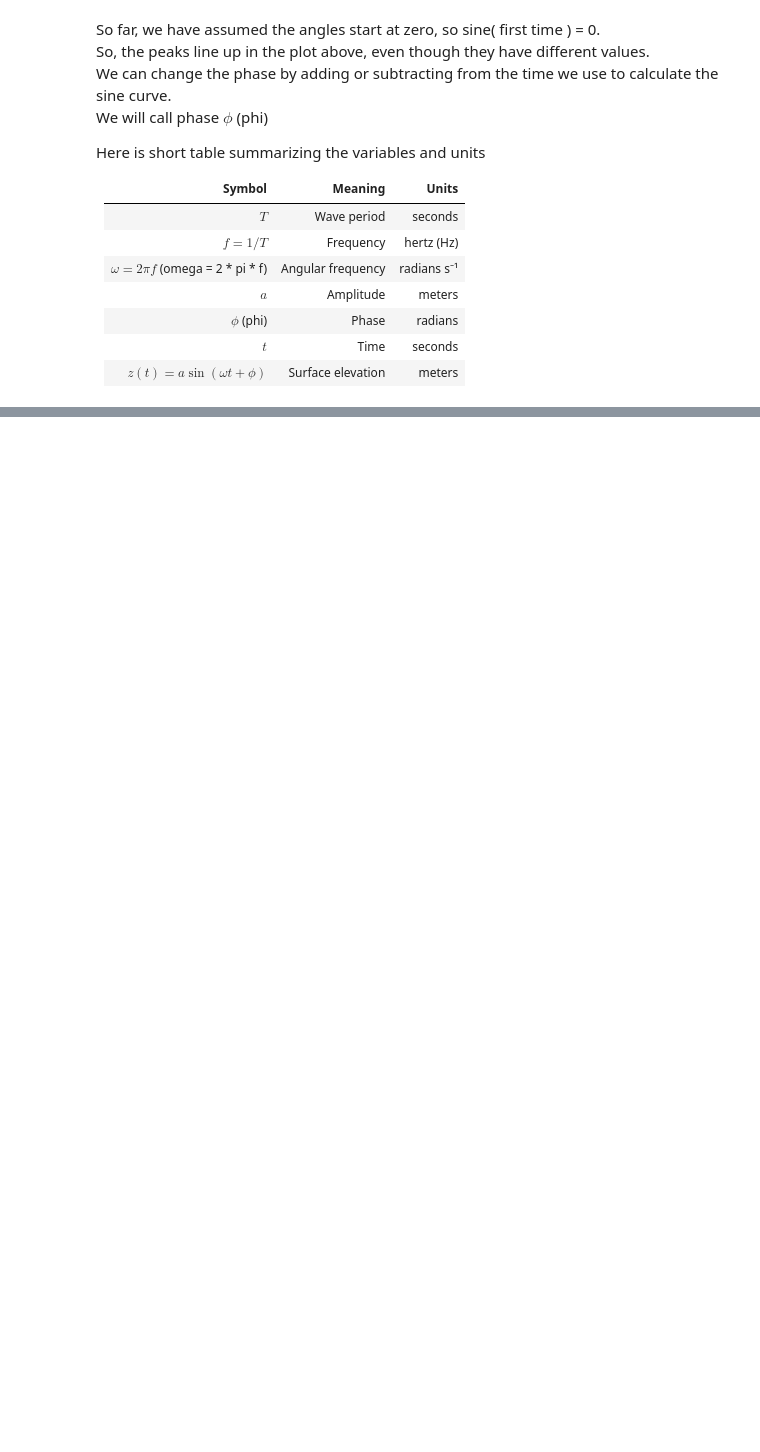
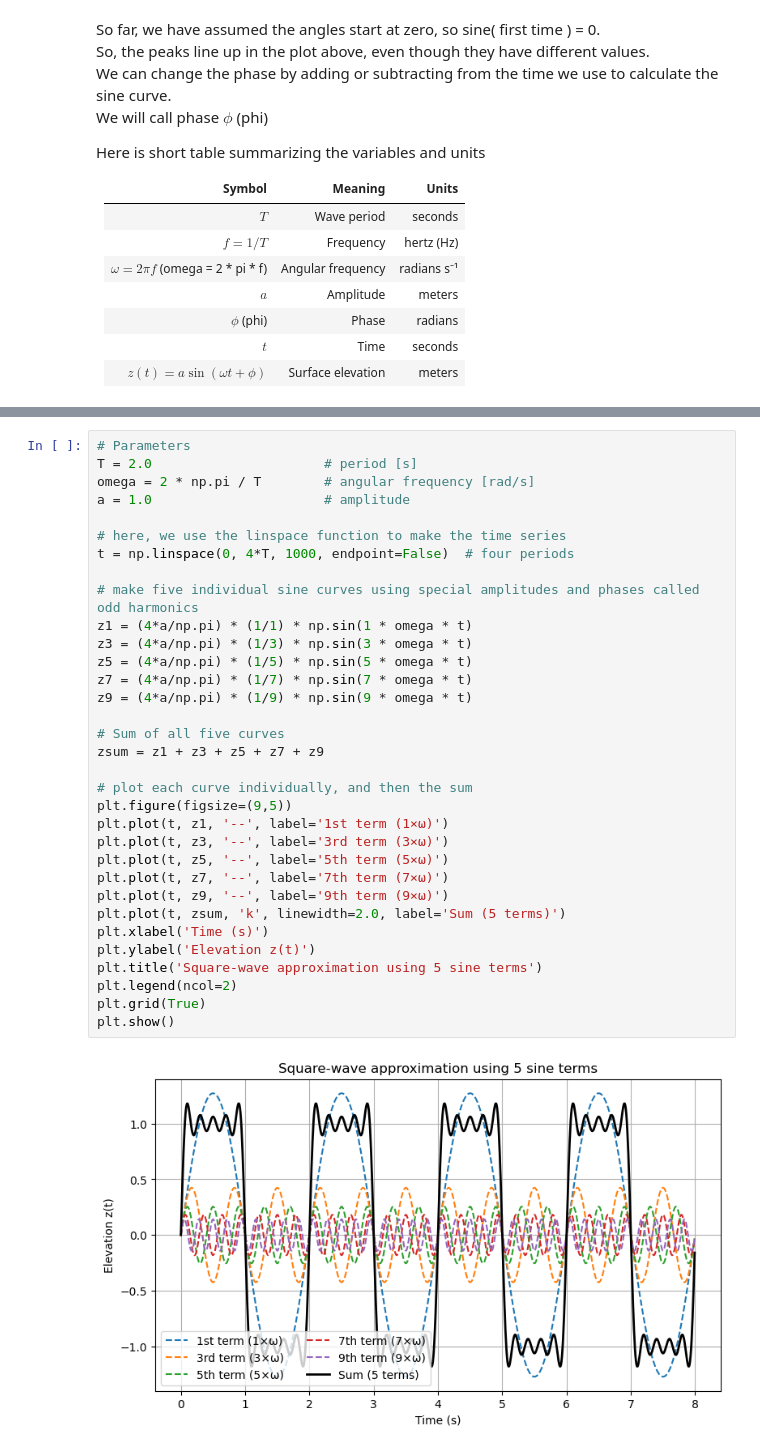
Before and after one commit to csherwood-usgs/FA_science, a Jupyter notebook: sine_curves_part2.ipynb, the cells around one changed output, grey strips where cells are left out. Saved outputs shown, nothing was run; the diff lists cells and outputs as text; blank space fills up the shorter version.

```diff
--- a/sine_curves_part2.ipynb
+++ b/sine_curves_part2.ipynb
@@ -106,0 +196,35 @@ np.float64(8.0)
+# %%
+# Parameters
+T = 2.0                      # period [s]
+omega = 2 * np.pi / T        # angular frequency [rad/s]
+a = 1.0                      # amplitude
+
+# here, we use the linspace function to make the time series
+t = np.linspace(0, 4*T, 1000, endpoint=False)  # four periods
+
+# make five individual sine curves using special amplitudes and phases called odd harmonics
+z1 = (4*a/np.pi) * (1/1) * np.sin(1 * omega * t)
+z3 = (4*a/np.pi) * (1/3) * np.sin(3 * omega * t)
+z5 = (4*a/np.pi) * (1/5) * np.sin(5 * omega * t)
+z7 = (4*a/np.pi) * (1/7) * np.sin(7 * omega * t)
+z9 = (4*a/np.pi) * (1/9) * np.sin(9 * omega * t)
+
+# Sum of all five curves
+zsum = z1 + z3 + z5 + z7 + z9
+
+# plot each curve individually, and then the sum
+plt.figure(figsize=(9,5))
+plt.plot(t, z1, '--', label='1st term (1×ω)')
+plt.plot(t, z3, '--', label='3rd term (3×ω)')
+plt.plot(t, z5, '--', label='5th term (5×ω)')
+plt.plot(t, z7, '--', label='7th term (7×ω)')
+plt.plot(t, z9, '--', label='9th term (9×ω)')
+plt.plot(t, zsum, 'k', linewidth=2.0, label='Sum (5 terms)')
+plt.xlabel('Time (s)')
+plt.ylabel('Elevation z(t)')
+plt.title('Square-wave approximation using 5 sine terms')
+plt.legend(ncol=2)
+plt.grid(True)
+plt.show()
+# %% [output]
+[figure, added]
```
Also changed, not shown: parts of 15 cells of this notebook.
